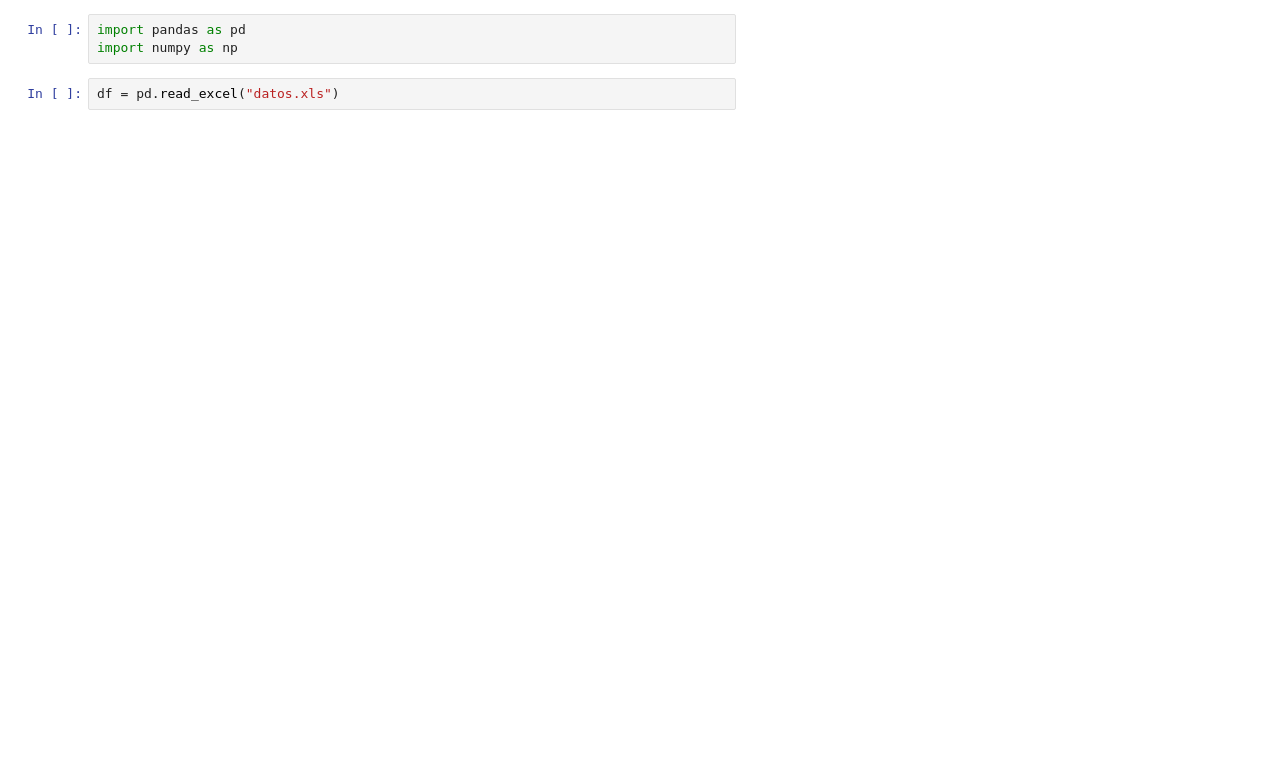
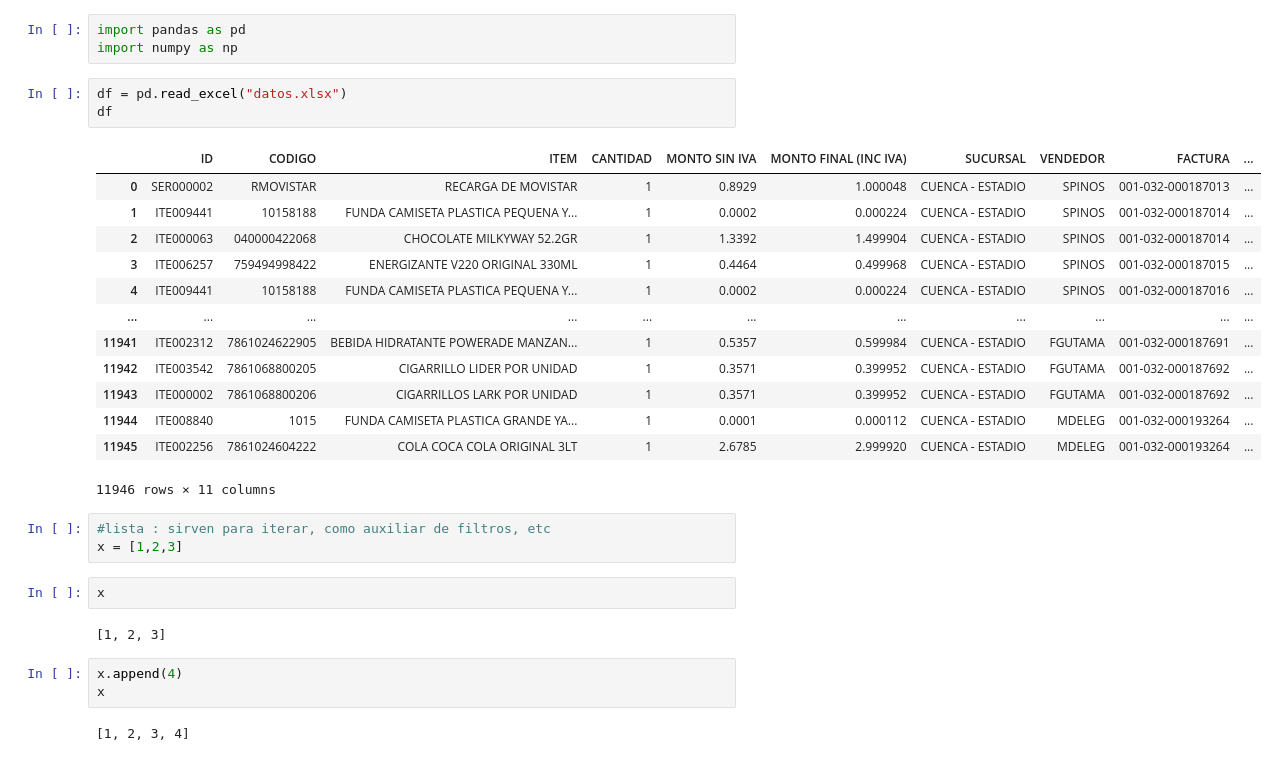
Before and after one commit to jluisorellanar/Relaciones-productos, a Jupyter notebook: Relaciones.ipynb, the cells around one changed output. Cells and saved outputs as stored; diff of their text form; blank space fills up the shorter version.

```diff
--- a/Relaciones.ipynb
+++ b/Relaciones.ipynb
@@ -2,4 +2,31 @@
 import pandas as pd
 import numpy as np
 # %%
-df = pd.read_excel("datos.xls")
+df = pd.read_excel("datos.xlsx")
+df
+# %% [output]
+|  | ID | CODIGO | ITEM | CANTIDAD | MONTO SIN IVA | MONTO FINAL (INC IVA) | SUCURSAL | VENDEDOR | FACTURA | ... |
+| 0 | SER000002 | RMOVISTAR | RECARGA DE MOVISTAR | 1 | 0.8929 | 1.000048 | CUENCA - ESTADIO | SPINOS | 001-032-000187013 | ... |
+| 1 | ITE009441 | 10158188 | FUNDA CAMISETA PLASTICA PEQUENA Y... | 1 | 0.0002 | 0.000224 | CUENCA - ESTADIO | SPINOS | 001-032-000187014 | ... |
+| 2 | ITE000063 | 040000422068 | CHOCOLATE MILKYWAY 52.2GR | 1 | 1.3392 | 1.499904 | CUENCA - ESTADIO | SPINOS | 001-032-000187014 | ... |
+| 3 | ITE006257 | 759494998422 | ENERGIZANTE V220 ORIGINAL 330ML | 1 | 0.4464 | 0.499968 | CUENCA - ESTADIO | SPINOS | 001-032-000187015 | ... |
+| 4 | ITE009441 | 10158188 | FUNDA CAMISETA PLASTICA PEQUENA Y... | 1 | 0.0002 | 0.000224 | CUENCA - ESTADIO | SPINOS | 001-032-000187016 | ... |
+| ... | ... | ... | ... | ... | ... | ... | ... | ... | ... | ... |
+| 11941 | ITE002312 | 7861024622905 | BEBIDA HIDRATANTE POWERADE MANZAN... | 1 | 0.5357 | 0.599984 | CUENCA - ESTADIO | FGUTAMA | 001-032-000187691 | ... |
+| 11942 | ITE003542 | 7861068800205 | CIGARRILLO LIDER POR UNIDAD | 1 | 0.3571 | 0.399952 | CUENCA - ESTADIO | FGUTAMA | 001-032-000187692 | ... |
+| 11943 | ITE000002 | 7861068800206 | CIGARRILLOS LARK POR UNIDAD | 1 | 0.3571 | 0.399952 | CUENCA - ESTADIO | FGUTAMA | 001-032-000187692 | ... |
+| 11944 | ITE008840 | 1015 | FUNDA CAMISETA PLASTICA GRANDE YA... | 1 | 0.0001 | 0.000112 | CUENCA - ESTADIO | MDELEG | 001-032-000193264 | ... |
+| 11945 | ITE002256 | 7861024604222 | COLA COCA COLA ORIGINAL 3LT | 1 | 2.6785 | 2.999920 | CUENCA - ESTADIO | MDELEG | 001-032-000193264 | ... |
+11946 rows × 11 columns
+# %%
+#lista : sirven para iterar, como auxiliar de filtros, etc
+x = [1,2,3]
+# %%
+x
+# %% [output]
+[1, 2, 3]
+# %%
+x.append(4)
+x
+# %% [output]
+[1, 2, 3, 4]
```
Also changed, not shown: parts of 5 cells of this notebook, 3 other files.
